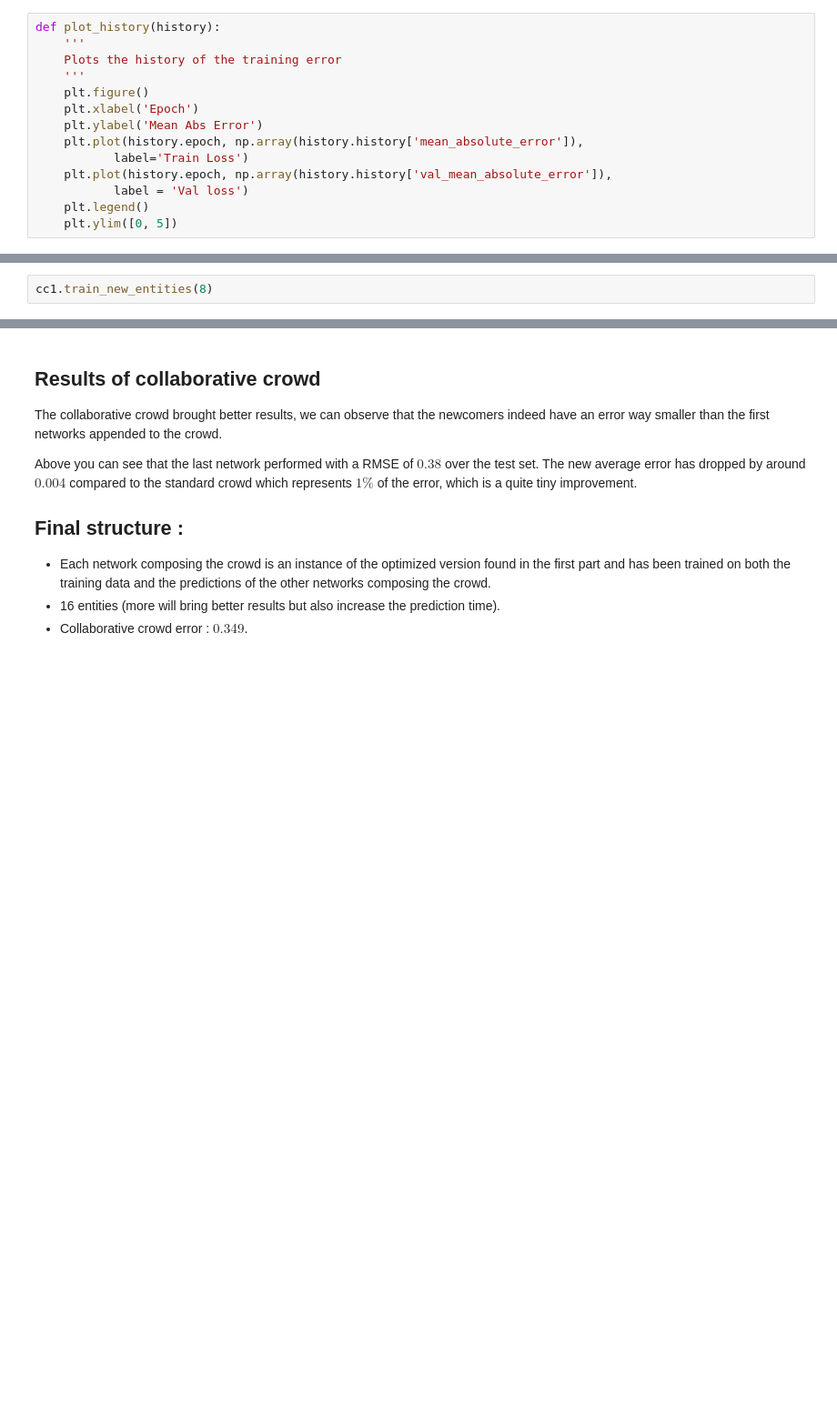
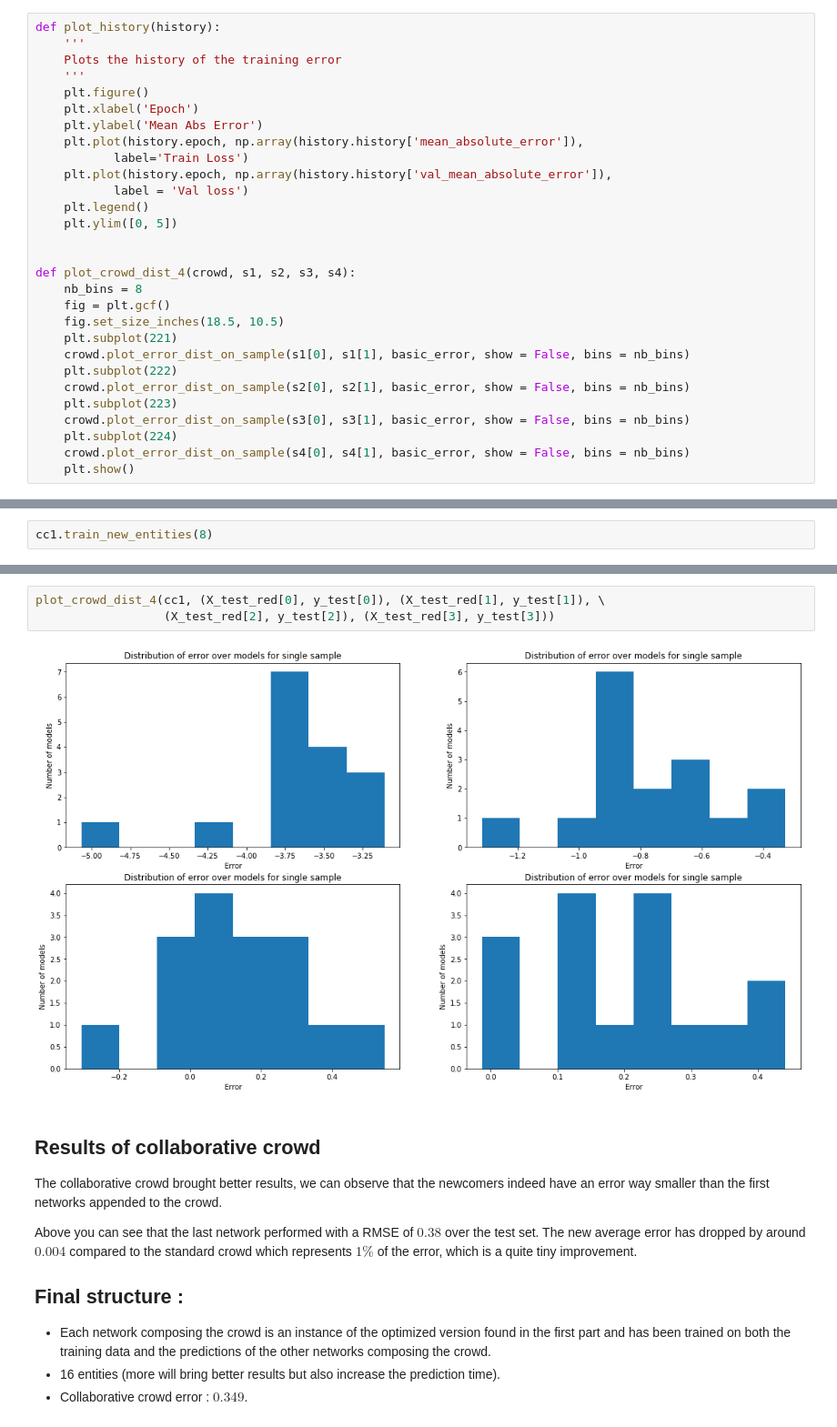
Before and after one commit to EtienneBonvin/cosmo_project, a Jupyter notebook: Deep_Learning_Approach.ipynb, the cells around one changed output, grey strips where cells are left out. Shown at 91% size. Saved outputs shown, nothing was run; the diff lists cells and outputs as text; blank space fills up the shorter version.

```diff
--- a/Deep_Learning_Approach.ipynb
+++ b/Deep_Learning_Approach.ipynb
@@ -94,6 +94,21 @@ def plot_history(history):
            label = 'Val loss')
     plt.legend()
     plt.ylim([0, 5])
+
+
+def plot_crowd_dist_4(crowd, s1, s2, s3, s4):
+    nb_bins = 8
+    fig = plt.gcf()
+    fig.set_size_inches(18.5, 10.5)
+    plt.subplot(221)
+    crowd.plot_error_dist_on_sample(s1[0], s1[1], basic_error, show = False, bins = nb_bins)
+    plt.subplot(222)
+    crowd.plot_error_dist_on_sample(s2[0], s2[1], basic_error, show = False, bins = nb_bins)
+    plt.subplot(223)
+    crowd.plot_error_dist_on_sample(s3[0], s3[1], basic_error, show = False, bins = nb_bins)
+    plt.subplot(224)
+    crowd.plot_error_dist_on_sample(s4[0], s4[1], basic_error, show = False, bins = nb_bins)
+    plt.show()
 # %% [markdown]
 ## Preparing the data
 
@@ -361,3 +374,8 @@ Average RMSE : 0.3489545411525422
+# %%
+plot_crowd_dist_4(cc1, (X_test_red[0], y_test[0]), (X_test_red[1], y_test[1]), \
+                  (X_test_red[2], y_test[2]), (X_test_red[3], y_test[3]))
+# %% [output]
+[figure, added]
 # %% [markdown]
 ## Results of collaborative crowd
 
```
Also changed, not shown: parts of 8 cells of this notebook, 1 other file.
